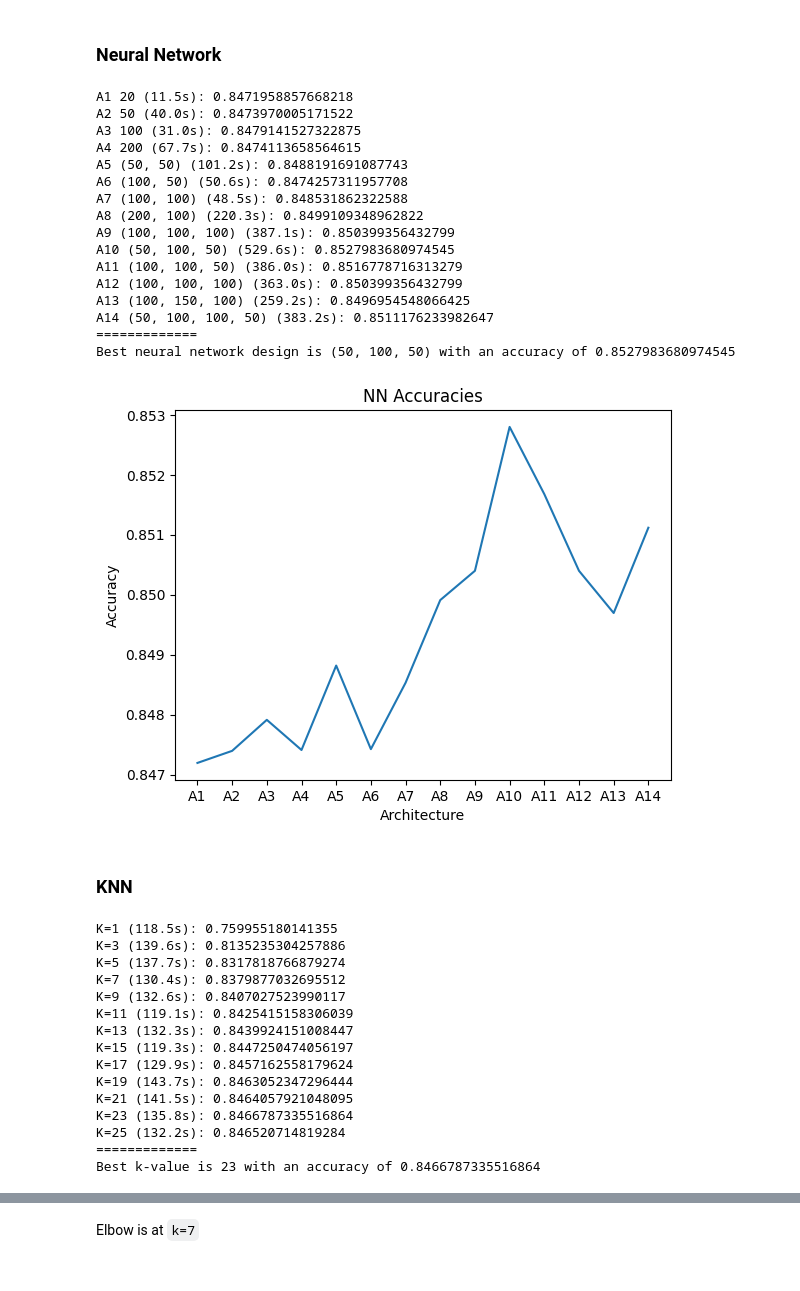
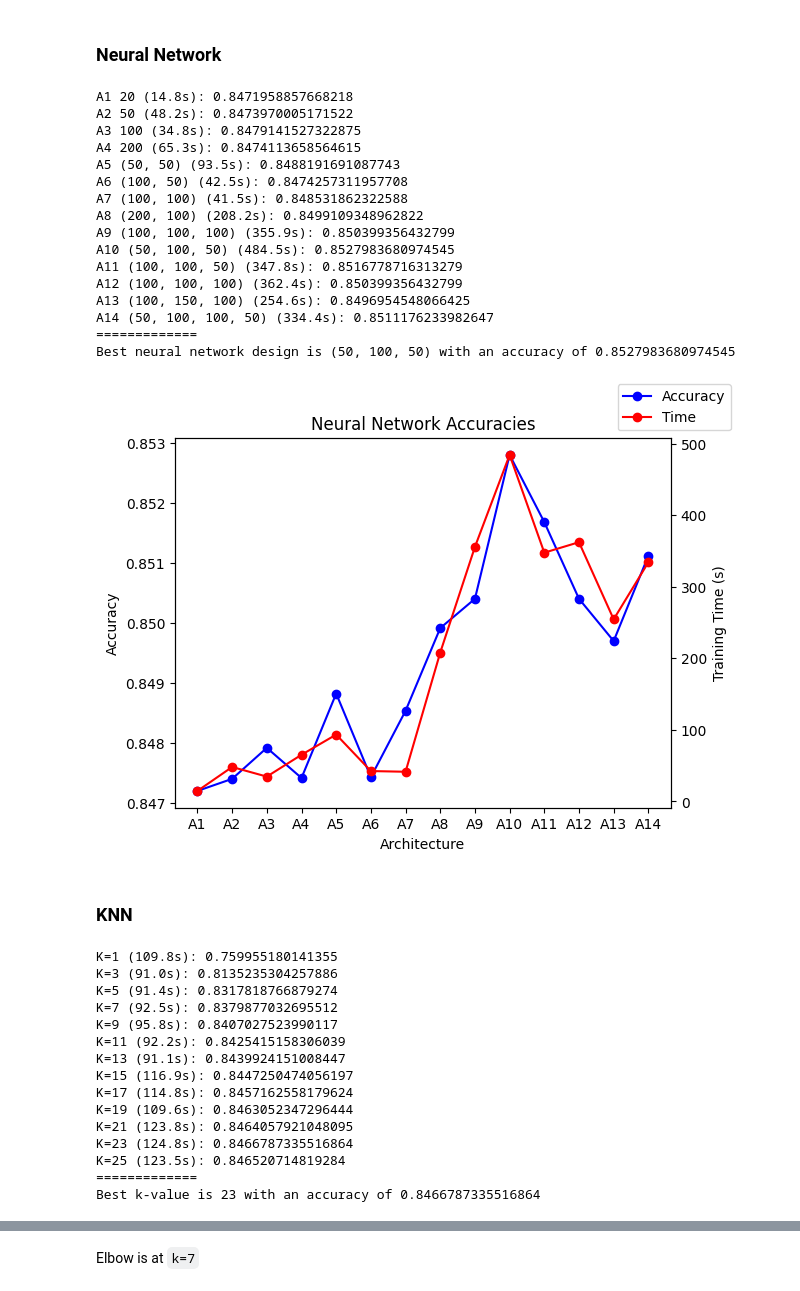
Before and after one commit to tikkikkit21/TrafficAccidentPrediction, a Jupyter notebook: machine_learning2.ipynb, the cells around one changed output, grey strips where cells are left out. Drawn from its saved outputs; the diff is of its cells as text; code cells hidden in the pictures.

```diff
--- a/machine_learning2.ipynb
+++ b/machine_learning2.ipynb
@@ -235,8 +243,9 @@ nn_sizes = {
 best_nn_model = None
 best_nn_size = None
 best_nn_acc = 0.0
+nn_acc = []
+nn_times = []
 
-nn_acc = []
 for case, size in nn_sizes.items():
     # set up MLP
     mlp = MLPClassifier(
@@ -255,6 +264,7 @@ for case, size in nn_sizes.items():
     # get results
     print(f'{case} {size} ({end_time - start_time:.1f}s): {acc}')
     nn_acc.append(acc)
+    nn_times.append(end_time - start_time)
 
     # save best
     if acc > best_nn_acc:
@@ -265,29 +275,35 @@ for case, size in nn_sizes.items():
 print('=============')
 print(f'Best neural network design is {best_nn_size} with an accuracy of {best_nn_acc}')
 # %% [output]
-A1 20 (11.5s): 0.8471958857668218
-A2 50 (40.0s): 0.8473970005171522
-A3 100 (31.0s): 0.8479141527322875
-A4 200 (67.7s): 0.8474113658564615
-A5 (50, 50) (101.2s): 0.8488191691087743
-A6 (100, 50) (50.6s): 0.8474257311957708
-A7 (100, 100) (48.5s): 0.848531862322588
-A8 (200, 100) (220.3s): 0.8499109348962822
-A9 (100, 100, 100) (387.1s): 0.850399356432799
-A10 (50, 100, 50) (529.6s): 0.8527983680974545
-A11 (100, 100, 50) (386.0s): 0.8516778716313279
-A12 (100, 100, 100) (363.0s): 0.850399356432799
-A13 (100, 150, 100) (259.2s): 0.8496954548066425
-A14 (50, 100, 100, 50) (383.2s): 0.8511176233982647
+A1 20 (14.8s): 0.8471958857668218
+A2 50 (48.2s): 0.8473970005171522
+A3 100 (34.8s): 0.8479141527322875
+A4 200 (65.3s): 0.8474113658564615
+A5 (50, 50) (93.5s): 0.8488191691087743
+A6 (100, 50) (42.5s): 0.8474257311957708
+A7 (100, 100) (41.5s): 0.848531862322588
+A8 (200, 100) (208.2s): 0.8499109348962822
+A9 (100, 100, 100) (355.9s): 0.850399356432799
+A10 (50, 100, 50) (484.5s): 0.8527983680974545
+A11 (100, 100, 50) (347.8s): 0.8516778716313279
+A12 (100, 100, 100) (362.4s): 0.850399356432799
+A13 (100, 150, 100) (254.6s): 0.8496954548066425
+A14 (50, 100, 100, 50) (334.4s): 0.8511176233982647
 =============
 Best neural network design is (50, 100, 50) with an accuracy of 0.8527983680974545
-# %%
-plt.plot(nn_sizes.keys(), nn_acc)
-plt.title('NN Accuracies')
-plt.xlabel('Architecture')
-plt.ylabel('Accuracy');
-# %% [output]
-[figure, removed]
+# %%
+fig, ax1 = plt.subplots()
+ax1.plot(nn_sizes.keys(), nn_acc, 'b-', label='Accuracy', marker='o')
+ax1.set_xlabel('Architecture')
+ax1.set_ylabel('Accuracy')
+ax2 = ax1.twinx()
+ax2.plot(nn_sizes.keys(), nn_times, 'r-', label='Time', marker='o')
+ax2.set_ylabel('Training Time (s)')
+
+plt.title('Neural Network Accuracies')
+fig.legend(loc='upper right');
+# %% [output]
+[figure, added]
 # %% [markdown]
 ### KNN
 # %%
@@ -297,6 +313,7 @@ best_knn_model = None
 best_k = 0
 best_knn_acc = 0.0
 knn_acc = []
+knn_times = []
 
 for k in k_values:
     # set up KNN
@@ -314,6 +331,7 @@ for k in k_values:
     # get results
     print(f'K={k} ({end_time - start_time:.1f}s): {acc}')
     knn_acc.append(acc)
+    knn_times.append(end_time - start_time)
 
     # save best
     if acc > best_knn_acc:
@@ -324,18 +342,18 @@ for k in k_values:
 print('=============')
 print(f'Best k-value is {best_k} with an accuracy of {best_knn_acc}')
 # %% [output]
-K=1 (118.5s): 0.759955180141355
-K=3 (139.6s): 0.8135235304257886
-K=5 (137.7s): 0.8317818766879274
-K=7 (130.4s): 0.8379877032695512
-K=9 (132.6s): 0.8407027523990117
-K=11 (119.1s): 0.8425415158306039
-K=13 (132.3s): 0.8439924151008447
-K=15 (119.3s): 0.8447250474056197
-K=17 (129.9s): 0.8457162558179624
-K=19 (143.7s): 0.8463052347296444
-K=21 (141.5s): 0.8464057921048095
-K=23 (135.8s): 0.8466787335516864
-K=25 (132.2s): 0.846520714819284
+K=1 (109.8s): 0.759955180141355
+K=3 (91.0s): 0.8135235304257886
+K=5 (91.4s): 0.8317818766879274
+K=7 (92.5s): 0.8379877032695512
+K=9 (95.8s): 0.8407027523990117
+K=11 (92.2s): 0.8425415158306039
+K=13 (91.1s): 0.8439924151008447
+K=15 (116.9s): 0.8447250474056197
+K=17 (114.8s): 0.8457162558179624
+K=19 (109.6s): 0.8463052347296444
+K=21 (123.8s): 0.8464057921048095
+K=23 (124.8s): 0.8466787335516864
+K=25 (123.5s): 0.846520714819284
 =============
 Best k-value is 23 with an accuracy of 0.8466787335516864
```
Also changed, not shown: parts of 8 cells of this notebook.
